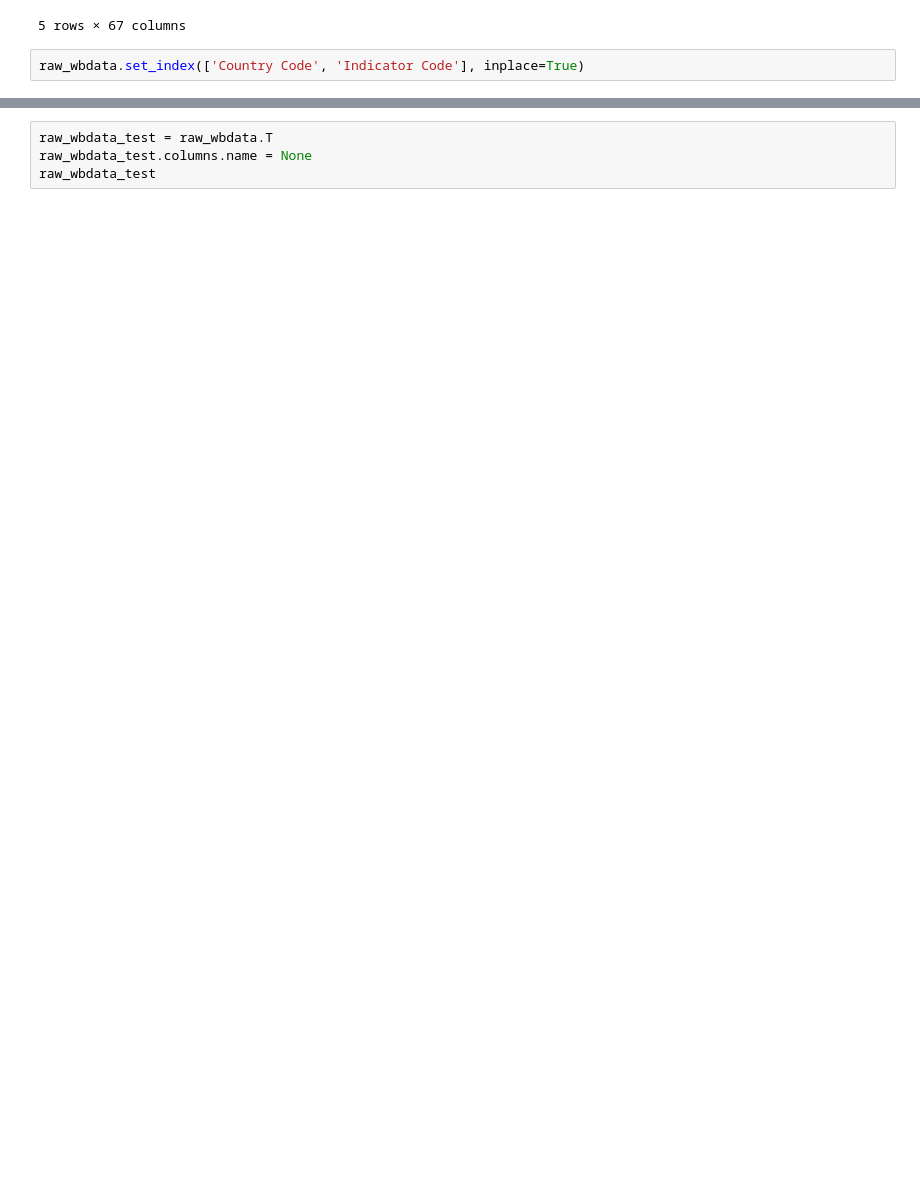
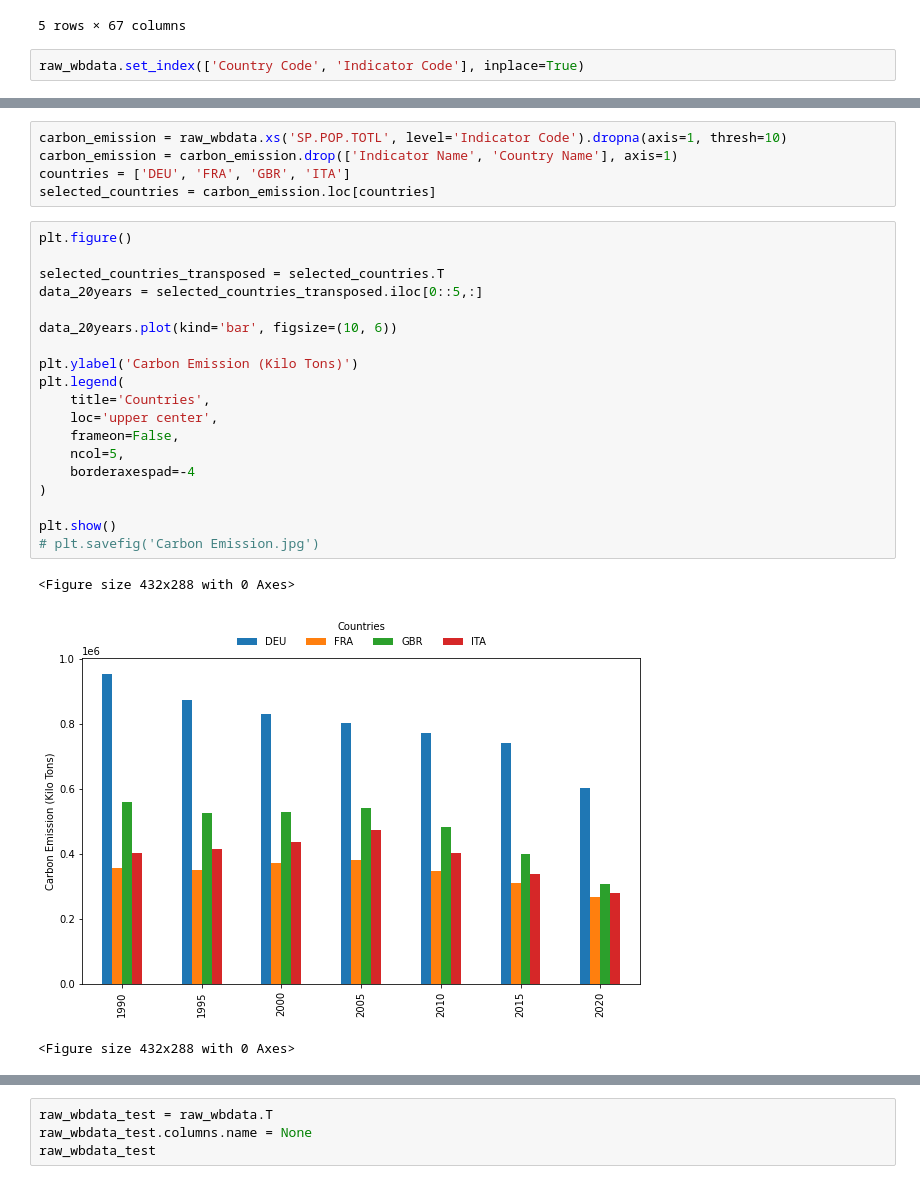
Before and after one commit to MShoaibManzoor/Applied-Data-Science-Assignment-2, a Jupyter notebook: BatchTest.ipynb, the cells around one changed output, grey strips where cells are left out. Saved outputs shown, nothing was run; the diff lists cells and outputs as text; blank space fills up the shorter version.

Commit message:
Added to more functions and plotted two graphs.

```diff
--- a/BatchTest.ipynb
+++ b/BatchTest.ipynb
@@ -125,0 +33,28 @@ raw_wbdata.xs('SP.POP.TOTL', level='Indicator Code')
+# %%
+carbon_emission = raw_wbdata.xs('SP.POP.TOTL', level='Indicator Code').dropna(axis=1, thresh=10)
+carbon_emission = carbon_emission.drop(['Indicator Name', 'Country Name'], axis=1)
+countries = ['DEU', 'FRA', 'GBR', 'ITA']
+selected_countries = carbon_emission.loc[countries]
+# %%
+plt.figure()
+
+selected_countries_transposed = selected_countries.T
+data_20years = selected_countries_transposed.iloc[0::5,:]
+
+data_20years.plot(kind='bar', figsize=(10, 6))
+
+plt.ylabel('Carbon Emission (Kilo Tons)')
+plt.legend(
+    title='Countries',
+    loc='upper center',
+    frameon=False,
+    ncol=5,
+    borderaxespad=-4
+)
+
+plt.show()
+# plt.savefig('Carbon Emission.jpg')
+# %% [output]
+<Figure size 432x288 with 0 Axes>
+[figure, added]
+<Figure size 432x288 with 0 Axes>
```
Also changed, not shown: parts of 20 cells of this notebook, 3 other files.
